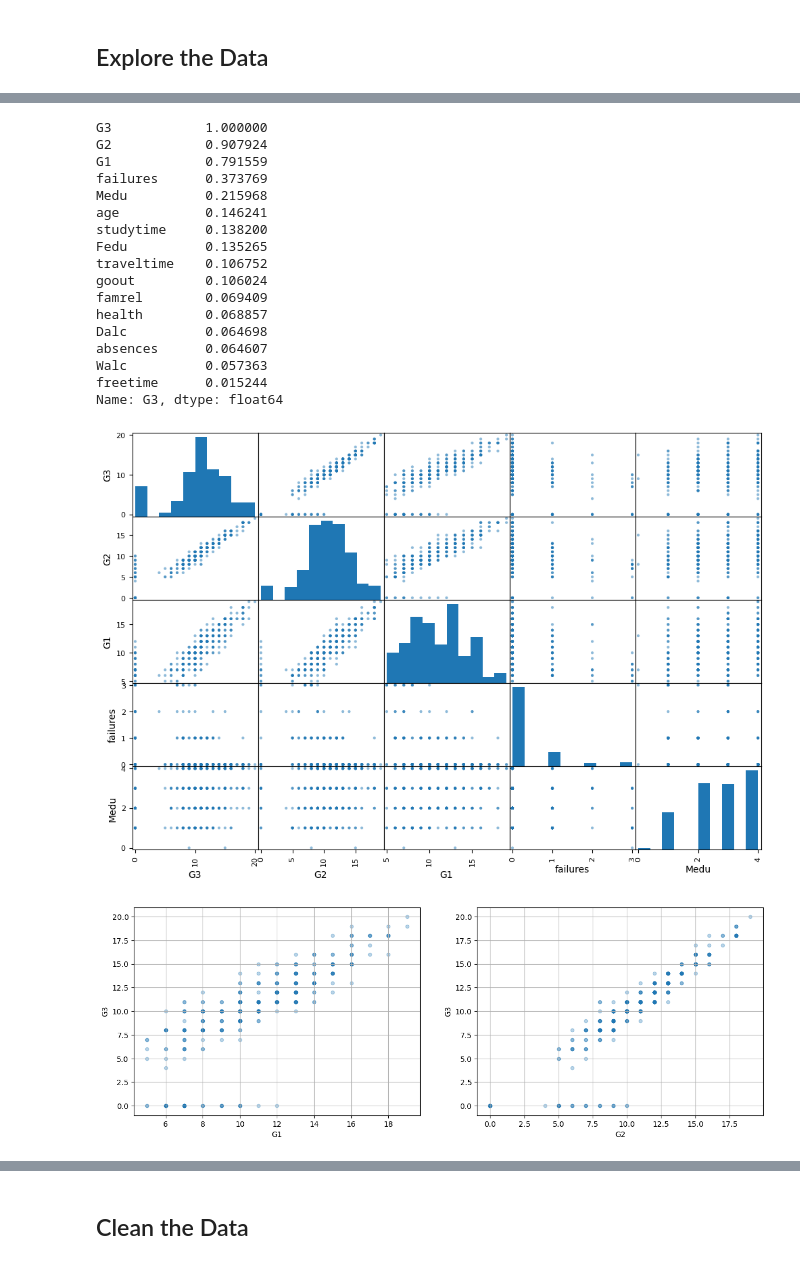
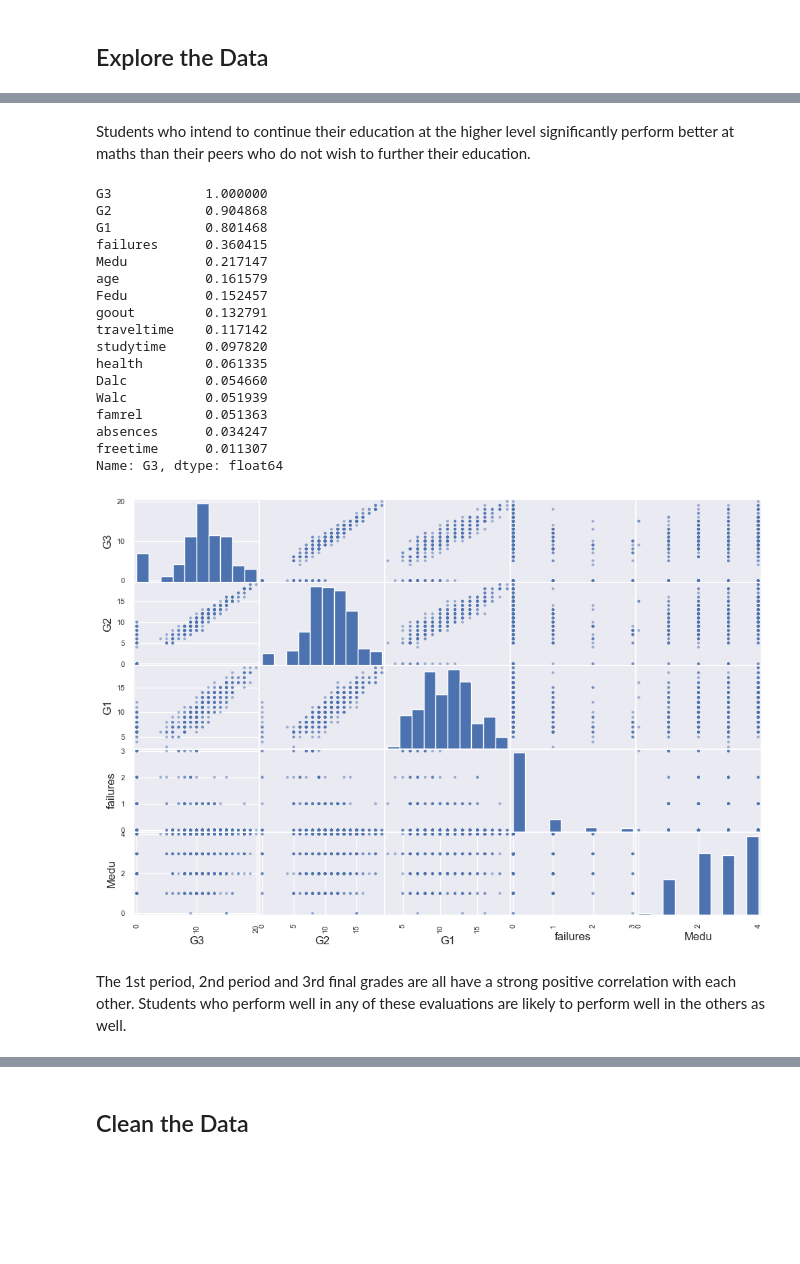
Before and after one commit to dreashola/Student-Performance-Prediction, a Jupyter notebook: Student Performance Project.ipynb, the cells around one changed output, grey strips where cells are left out. Drawn from its saved outputs; the diff is of its cells as text; code cells hidden in the pictures; blank space fills up the shorter version.

```diff
--- a/Student Performance Project.ipynb
+++ b/Student Performance Project.ipynb
@@ -116,0 +160,6 @@ maths_df.shape
+# %%
+fig, ax = plt.subplots(1,2, figsize = (15,5))
+
+sns.set()
+sns.barplot(x = 'Fjob', y = 'G3', errorbar=None, data = mat, ax = ax[0])
+sns.barplot(x = 'Mjob', y = 'G3', errorbar=None, data = mat, ax = ax[1]);
@@ -116,0 +170,6 @@ maths_df.shape
+# %%
+fig, ax = plt.subplots(1,2, figsize = (15,5))
+
+sns.set()
+sns.barplot(x = 'reason', y = 'G3', errorbar=None, data = mat, ax = ax[0])
+sns.barplot(x = 'guardian', y = 'G3', errorbar=None, data = mat, ax = ax[1]);
@@ -116,0 +178,7 @@ maths_df.shape
+# %%
+fig, ax = plt.subplots(1,3, figsize = (15,5))
+
+sns.set()
+sns.barplot(x = 'schoolsup', y = 'G3', errorbar=None, data = mat, ax = ax[0])
+sns.barplot(x = 'famsup', y = 'G3', errorbar=None, data = mat, ax = ax[1])
+sns.barplot(x = 'paid', y = 'G3', errorbar=None, data = mat, ax = ax[2]);
@@ -116,0 +187,8 @@ maths_df.shape
+# %%
+fig, ax = plt.subplots(2,2, figsize = (15,10))
+
+sns.set()
+sns.barplot(x = 'nursery', y = 'G3', errorbar=None, data = mat, ax = ax[0][0])
+sns.barplot(x = 'higher', y = 'G3', errorbar=None, data = mat, ax = ax[0][1])
+sns.barplot(x = 'internet', y = 'G3', errorbar=None, data = mat, ax = ax[1][0])
+sns.barplot(x = 'romantic', y = 'G3', errorbar=None, data = mat, ax = ax[1][1]);
@@ -117,40 +197,42 @@ maths_df.shape
+# %% [markdown]
+Students who intend to continue their education at the higher level significantly perform better at maths than their peers who do not wish to further their education.
 # %%
 # look for correlation
 
-corr_matrix = abs(maths_df.corr(numeric_only = True))
+corr_matrix = abs(mat.corr(numeric_only = True))
 corr_matrix['G3'].sort_values(ascending = False)
 # %% [output]
 G3            1.000000
-G2            0.907924
-G1            0.791559
-failures      0.373769
-Medu          0.215968
-age           0.146241
-studytime     0.138200
-Fedu          0.135265
-traveltime    0.106752
-goout         0.106024
-famrel        0.069409
-health        0.068857
-Dalc          0.064698
-absences      0.064607
-Walc          0.057363
-freetime      0.015244
+G2            0.904868
+G1            0.801468
+failures      0.360415
+Medu          0.217147
+age           0.161579
+Fedu          0.152457
+goout         0.132791
+traveltime    0.117142
+studytime     0.097820
+health        0.061335
+Dalc          0.054660
+Walc          0.051939
+famrel        0.051363
+absences      0.034247
+freetime      0.011307
 Name: G3, dtype: float64
 # %%
 attributes = ['G3', 'G2', 'G1', 'failures', 'Medu']
-scatter_matrix(maths_df[attributes], figsize = (12,8))
+scatter_matrix(mat[attributes], figsize = (12,8))
 plt.show();
 # %% [output]
-[figure, old version]
+[figure, new version]
+# %% [markdown]
+The 1st period, 2nd period and 3rd final grades are all have a strong positive correlation with each other. Students who perform well in any of these evaluations are likely to perform well in the others as well.
 # %%
 # take a closer look at G1 and G2 scatterplots
 
 fig, axes = plt.subplots(1,2, figsize = (15,5))
 
-maths_df.plot(kind='scatter',x = 'G1', y ='G3', alpha = 0.3, grid = True, ax = axes[0])
-maths_df.plot(kind='scatter',x = 'G2', y ='G3', alpha = 0.3, grid = True, ax = axes[1])
+maths.plot(kind='scatter',x = 'G1', y ='G3', alpha = 0.3, grid = True, ax = axes[0])
+maths.plot(kind='scatter',x = 'G2', y ='G3', alpha = 0.3, grid = True, ax = axes[1])
 plt.show();
-# %% [output]
-[figure, removed]
 # %%
```
Also changed, not shown: parts of 69 cells of this notebook.
